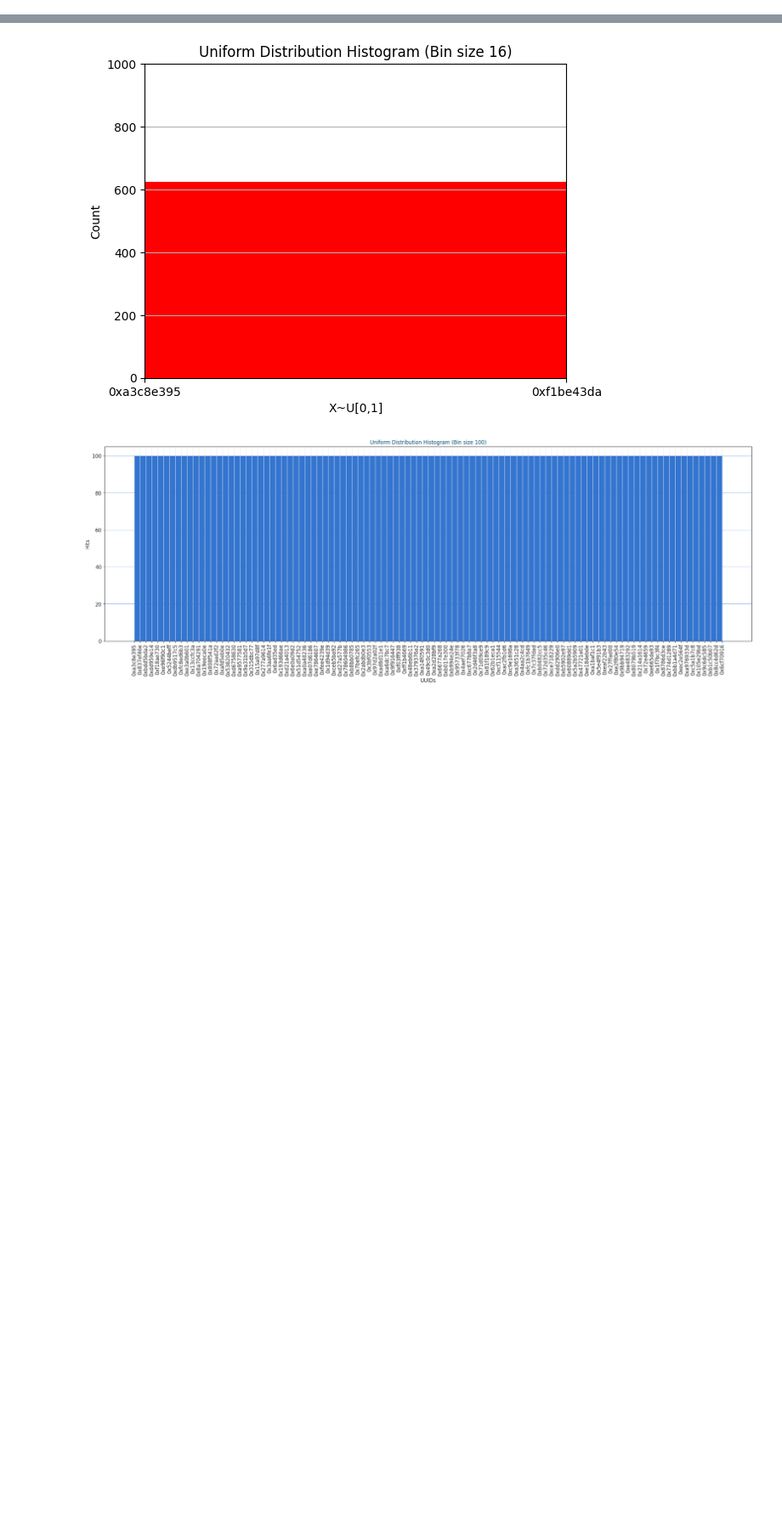
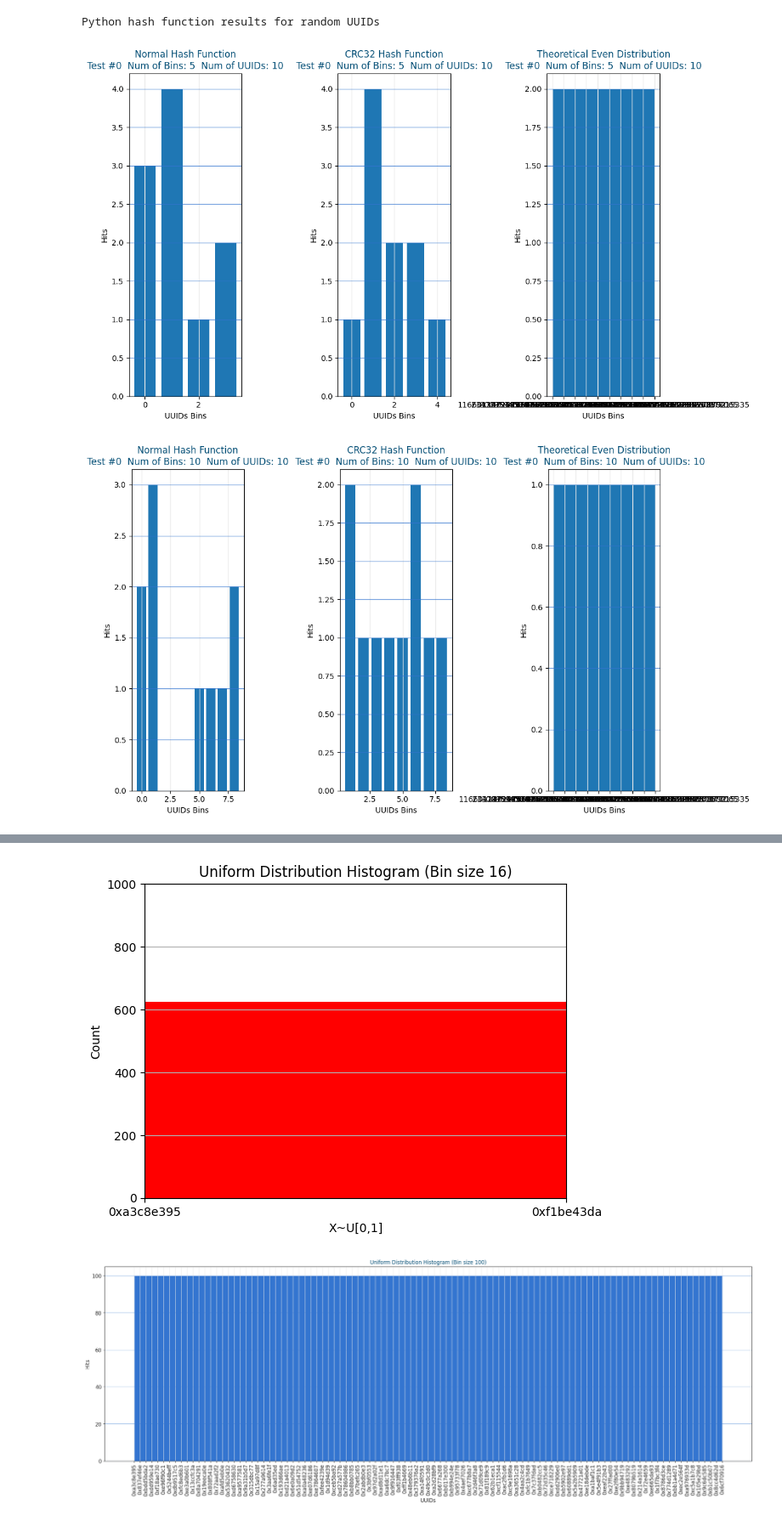
Before and after one commit to sergio-munoz/pubnub-jupyter, a Jupyter notebook: Uniform Distribution.ipynb, the cells around one changed output, grey strips where cells are left out. Shown at 85% size. Drawn from its saved outputs; the diff is of its cells as text; code cells hidden in the pictures; blank space fills up the shorter version.

```diff
--- a/Uniform Distribution.ipynb
+++ b/Uniform Distribution.ipynb
@@ -286,0 +202,44 @@ for idx, val in enumerate(test_cases):
+# %%
+print("Python hash function results for random UUIDs")
+for idx, val in enumerate(test_cases):
+    for bin_size in num_bins:
+        # Generate Counts with each hash function
+        normal_hash_counts = (distribute(val, num_containers=bin_size))
+        crc32_hash_counts = (distribute(val, num_containers=bin_size, hash_function=crc32_hash_function))
+
+        #hex_val = [to_hex(crc32_hash_function(str(i))) for i in val]  # Convert to hexadecimal
+
+        # Create 3 charts
+        fig, axs = plt.subplots(1, 3, figsize=(12, 7), tight_layout=True)
+
+        # Bar normal hash function
+        axs[0].bar(normal_hash_counts.keys(), normal_hash_counts.values())
+
+        # Bar count hash function
+        axs[1].bar(crc32_hash_counts.keys(), crc32_hash_counts.values())
+
+        # Histogram even distribution
+        c, b, _ = axs[2].hist(val, bins=bin_size)
+
+        for ax in axs:
+            ax.grid(axis='y', color=color_bars, lw = 0.9, alpha=0.7)
+            ax.grid(axis='x', color=facecolor, lw = 0.9)
+            ax.grid(True)
+            ax.set_ylabel('Hits')
+
+        title = f"Test #{idx}  Num of Bins: {bin_size}  Num of UUIDs: {len(val)}"
+        ax = axs[0]
+        ax.set_title(f"Normal Hash Function\n{title}", c=txt_color2)
+        ax.set_xlabel("UUIDs Bins")
+        #ax.tick_params(axis='x', rotation=55)
+        ax = axs[1]
+        ax.set_title(f"CRC32 Hash Function\n{title}", c=txt_color2)
+        ax.set_xlabel("UUIDs Bins")
+        ax = axs[2]
+        ax.set_title(f"Theoretical Even Distribution\n{title}", c=txt_color2)
+        ax.set_xlabel("UUIDs Bins")
+        plt.show()
+# %% [output]
+Python hash function results for random UUIDs
+[figure, added]
+[figure, added]
```
Also changed, not shown: parts of 8 cells of this notebook.
